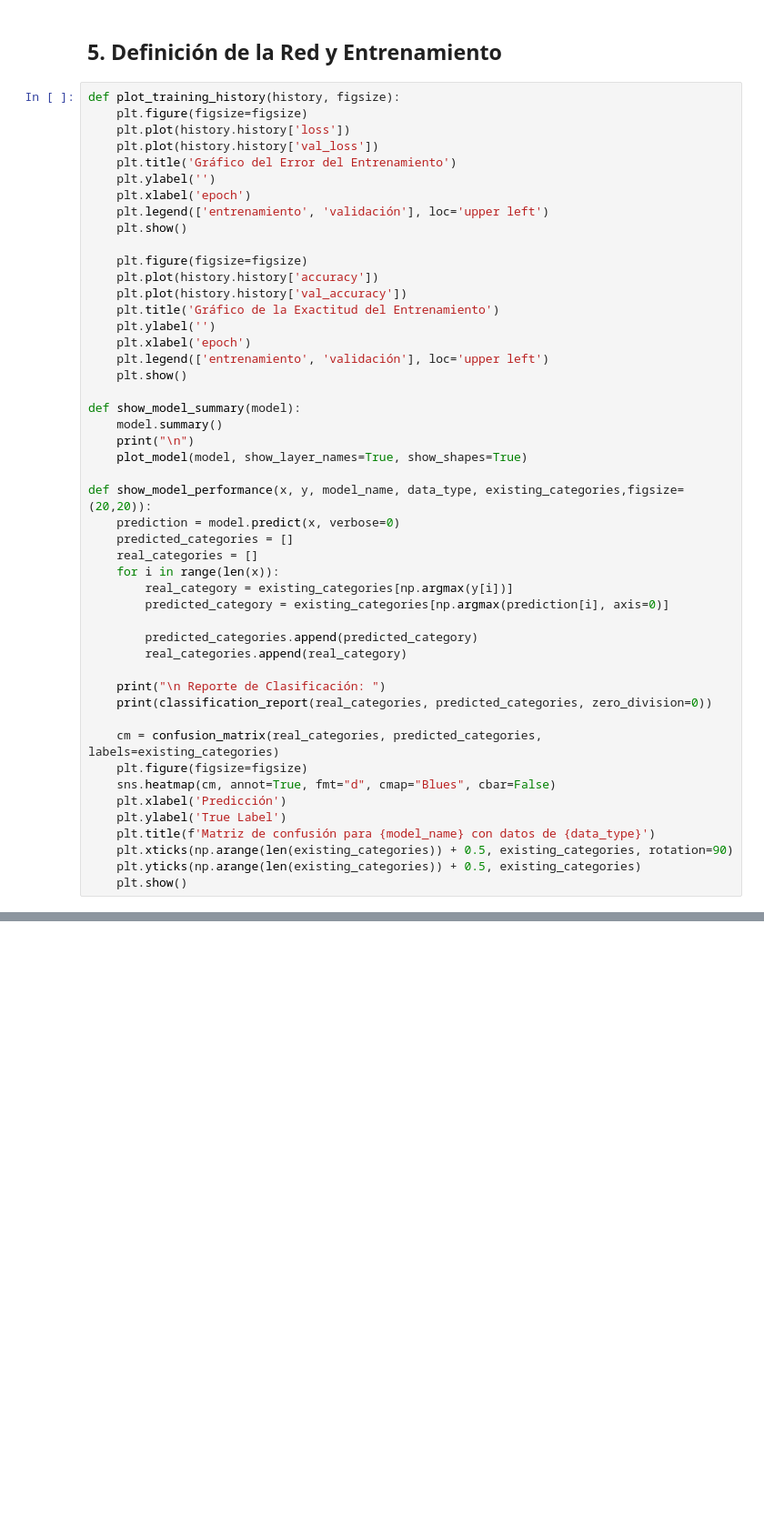
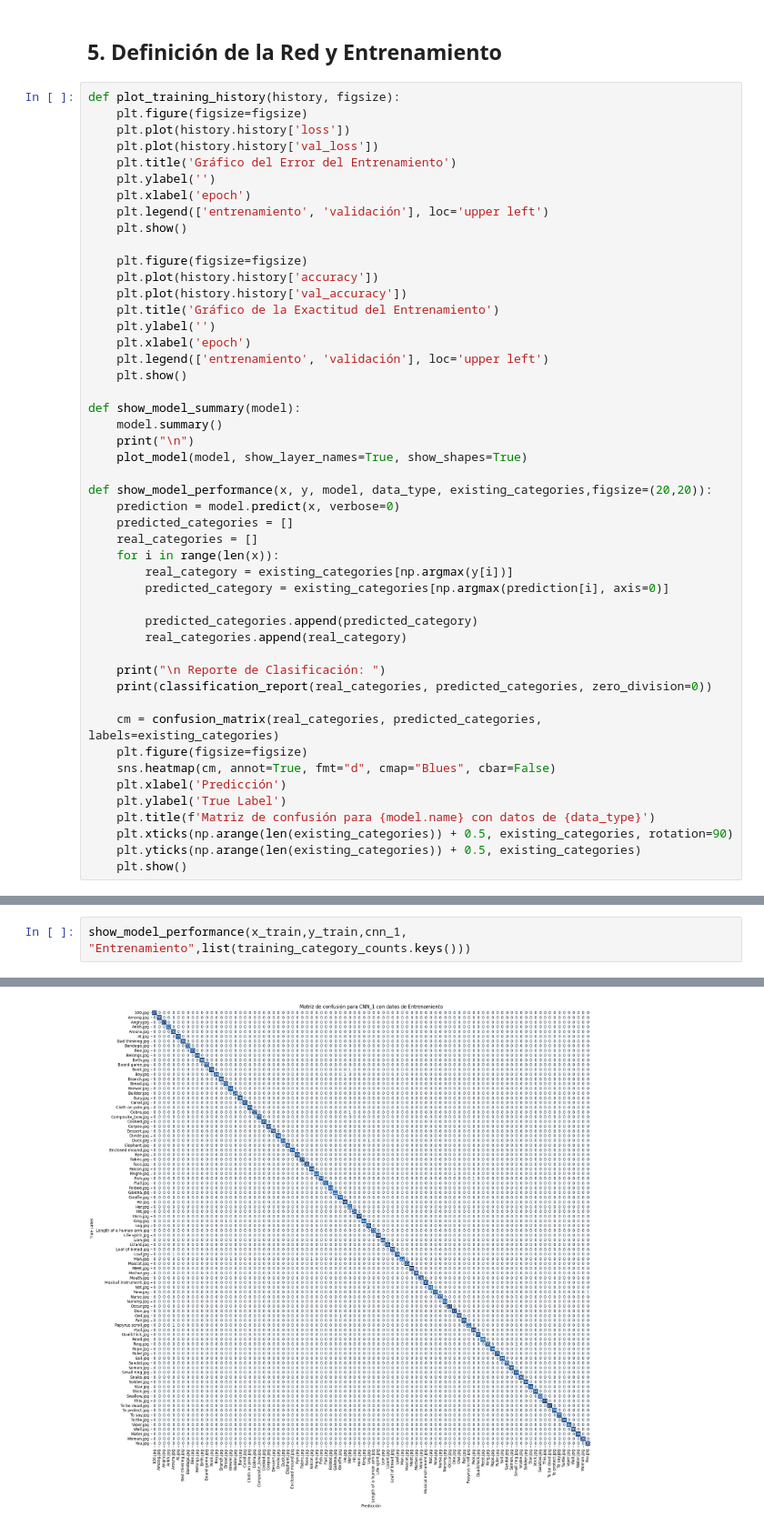
Before and after one commit to MMoyanoFontana/Grupo9-IA-TP2, a Jupyter notebook: Grupo_9_TP_2.ipynb, the cells around one changed output, grey strips where cells are left out. Shown at 91% size. Cells and saved outputs as stored; diff of their text form; blank space fills up the shorter version.

```diff
--- a/Grupo_9_TP_2.ipynb
+++ b/Grupo_9_TP_2.ipynb
@@ -249,7 +256,7 @@ def show_model_summary(model):
     print("\n")
     plot_model(model, show_layer_names=True, show_shapes=True)
 
-def show_model_performance(x, y, model_name, data_type, existing_categories,figsize=(20,20)):
+def show_model_performance(x, y, model, data_type, existing_categories,figsize=(20,20)):
     prediction = model.predict(x, verbose=0)
     predicted_categories = []
     real_categories = []
@@ -268,7 +275,7 @@ def show_model_performance(x, y, model_name, data_type, existing_categories,figs
     sns.heatmap(cm, annot=True, fmt="d", cmap="Blues", cbar=False)
     plt.xlabel('Predicción')
     plt.ylabel('True Label')
-    plt.title(f'Matriz de confusión para {model_name} con datos de {data_type}')
+    plt.title(f'Matriz de confusión para {model.name} con datos de {data_type}')
     plt.xticks(np.arange(len(existing_categories)) + 0.5, existing_categories, rotation=90)
     plt.yticks(np.arange(len(existing_categories)) + 0.5, existing_categories)
     plt.show()
@@ -336,0 +371,3 @@ plot_training_history(history, (12,8))
+# %%
+show_model_performance(x_train,y_train,cnn_1, "Entrenamiento",list(training_category_counts.keys()))
+# %% [output]
@@ -336,0 +391 @@ plot_training_history(history, (12,8))
+[figure, added]
```
Also changed, not shown: parts of 19 cells of this notebook.
